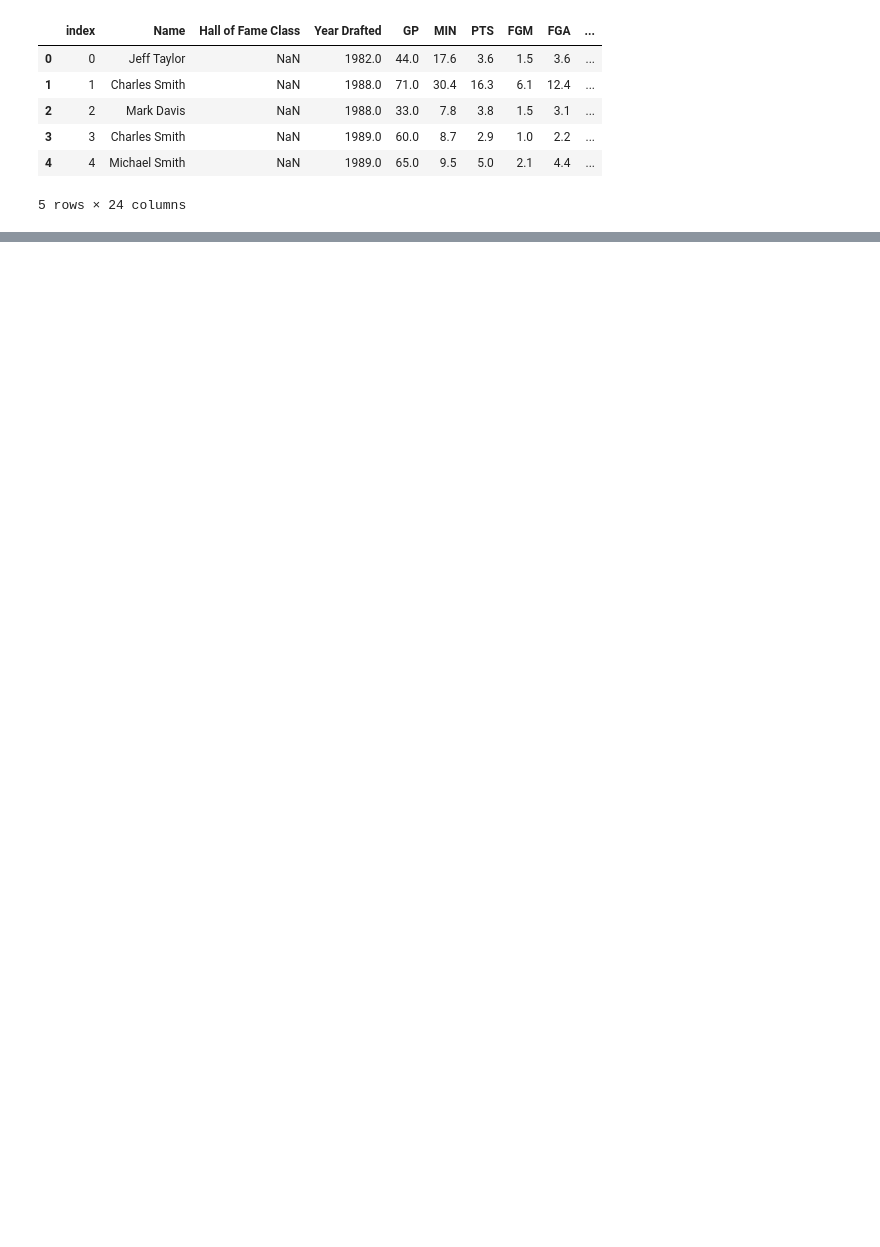
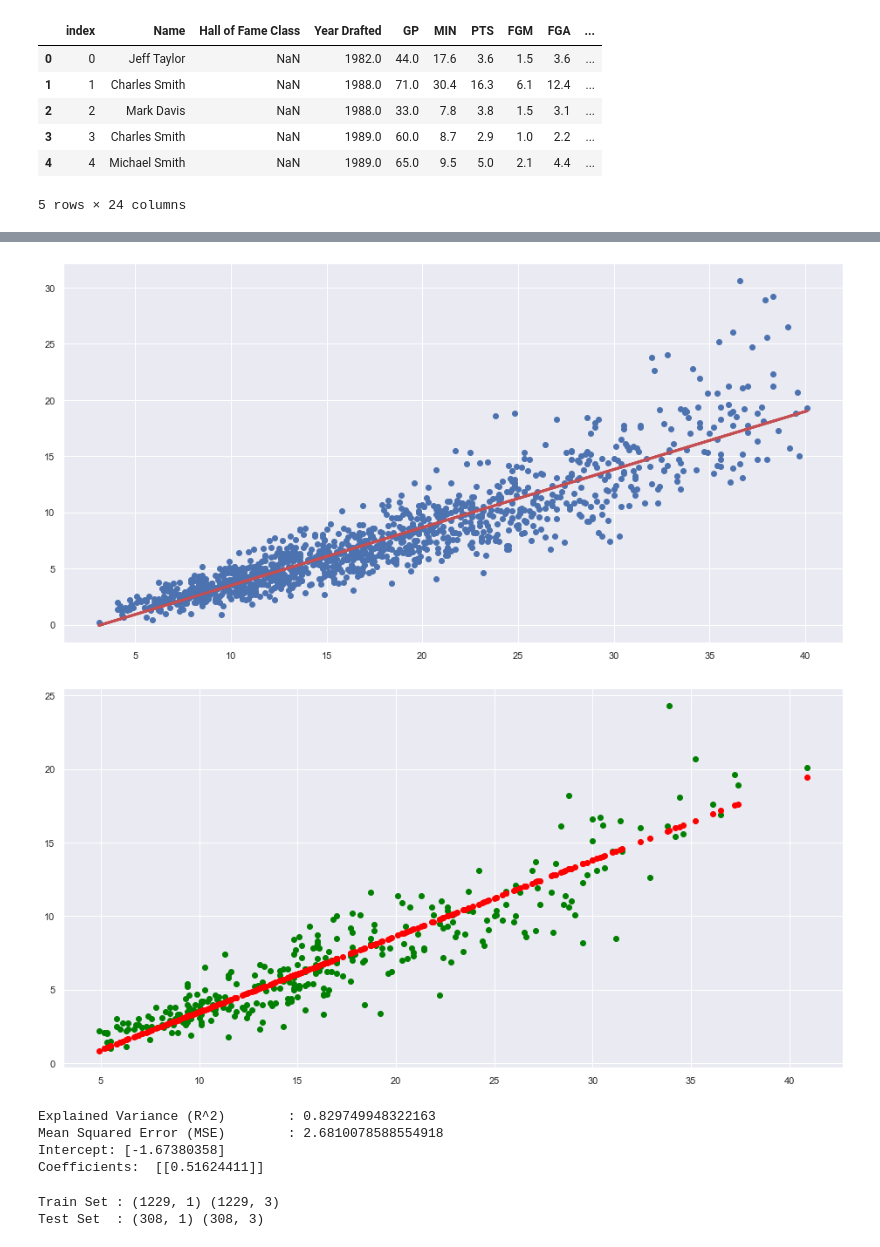
Before and after one commit to bron322/NBAPlayersHoFPrediction, a Jupyter notebook: mini_project.ipynb, the cells around one changed output, grey strips where cells are left out. Saved outputs shown, nothing was run; the diff lists cells and outputs as text; code cells hidden in the pictures; blank space fills up the shorter version.

```diff
--- a/mini_project.ipynb
+++ b/mini_project.ipynb
@@ -20,0 +132,27 @@ print("gg")
+# %%
+# predict Efficiency using MIN
+intercept, coefficients = regression(rookiedata, "EFF", "MIN")
+# %% [output]
+[figure, added]
+[figure, added]
+Explained Variance (R^2)        : 0.829749948322163
+Mean Squared Error (MSE)        : 2.6810078588554918
+Intercept: [-1.67380358]
+Coefficients:  [[0.51624411]]
+# %%
+# Extract Response and Predictors
+y = pd.DataFrame(rookiedata["EFF"])
+X = pd.DataFrame(rookiedata[["PTS", "FGM", "MIN"]])
+
+# Import train_test_split from sklearn
+from sklearn.model_selection import train_test_split
+
+# Split the Dataset into Train and Test
+X_train, X_test, y_train, y_test = train_test_split(X, y, test_size = 0.2)
+
+# Check the sample sizes
+print("Train Set :", y_train.shape, X_train.shape)
+print("Test Set  :", y_test.shape, X_test.shape)
+# %% [output]
+Train Set : (1229, 1) (1229, 3)
+Test Set  : (308, 1) (308, 3)
```
Also changed, not shown: parts of 18 cells of this notebook.
